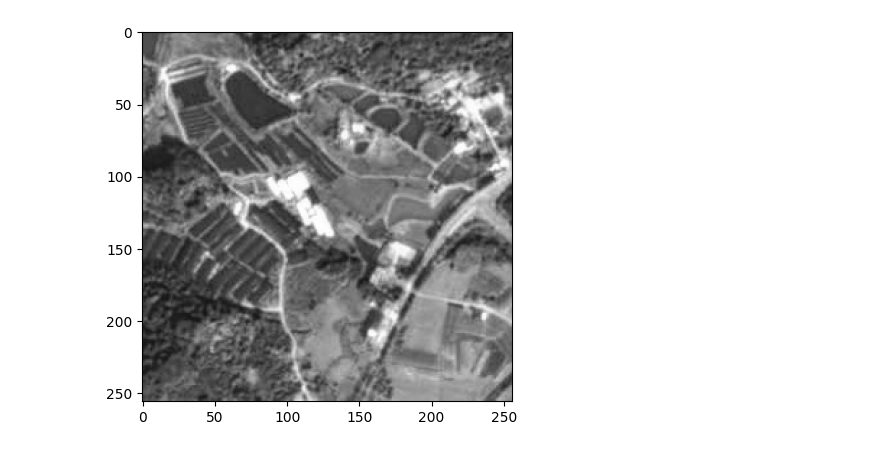
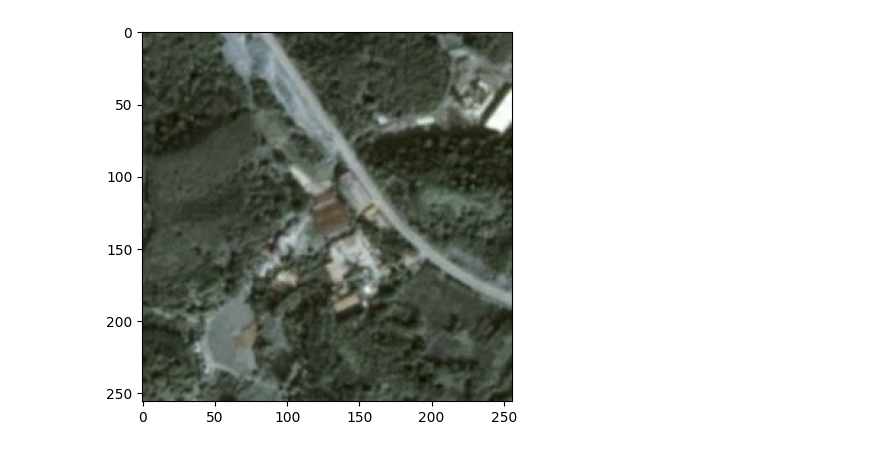
Before and after one commit to cwberror/paper, a Jupyter notebook: myMLCode_1.ipynb, the cells around one changed output. Cells and saved outputs as stored; diff of their text form; code cells hidden in the pictures.

```diff
--- a/myMLCode_1.ipynb
+++ b/myMLCode_1.ipynb
@@ -1,29 +1,29 @@
 # %%
 import time
 
 import torch
 from dataTreat.readData import LzgdDataset,img_transforms
 import numpy as np
 from torch.utils.data import Dataset,DataLoader
 from torchvision import transforms
 import os,cv2
 import numpy as np
 import visualization.visualizationTool as visTool
 
 
-train_img_dir='../data/trainImg'
-train_label_dir='../data/trainLabel1'
+train_img_dir='../data/trainImgPart'
+train_label_dir='../data/trainLabel1Part'
 
 trainDataset = LzgdDataset(train_img_dir,train_label_dir,img_transforms)
 trainDataloader = DataLoader(trainDataset, batch_size=1, shuffle=True, num_workers=0, pin_memory=True)
 type(trainDataset),len(trainDataset)
 
 valid_img_dir='../data/validImg'
 valid_label_dir='../data/validLabel1'
 
 validDataset = LzgdDataset(valid_img_dir,valid_label_dir,img_transforms)
 validDataloader = DataLoader(validDataset, batch_size=1, shuffle=True, num_workers=0, pin_memory=True)
+
+visTool.showImageByElementOfDataset(trainDataset[1])
+# %% [output]
+[figure, added]
-# %%
-visTool.showImageByElementOfDataset(trainDataset[4])
-# %% [output]
-[figure, removed]
```
Also changed, not shown: parts of 1 cell of this notebook, 1 other file.
